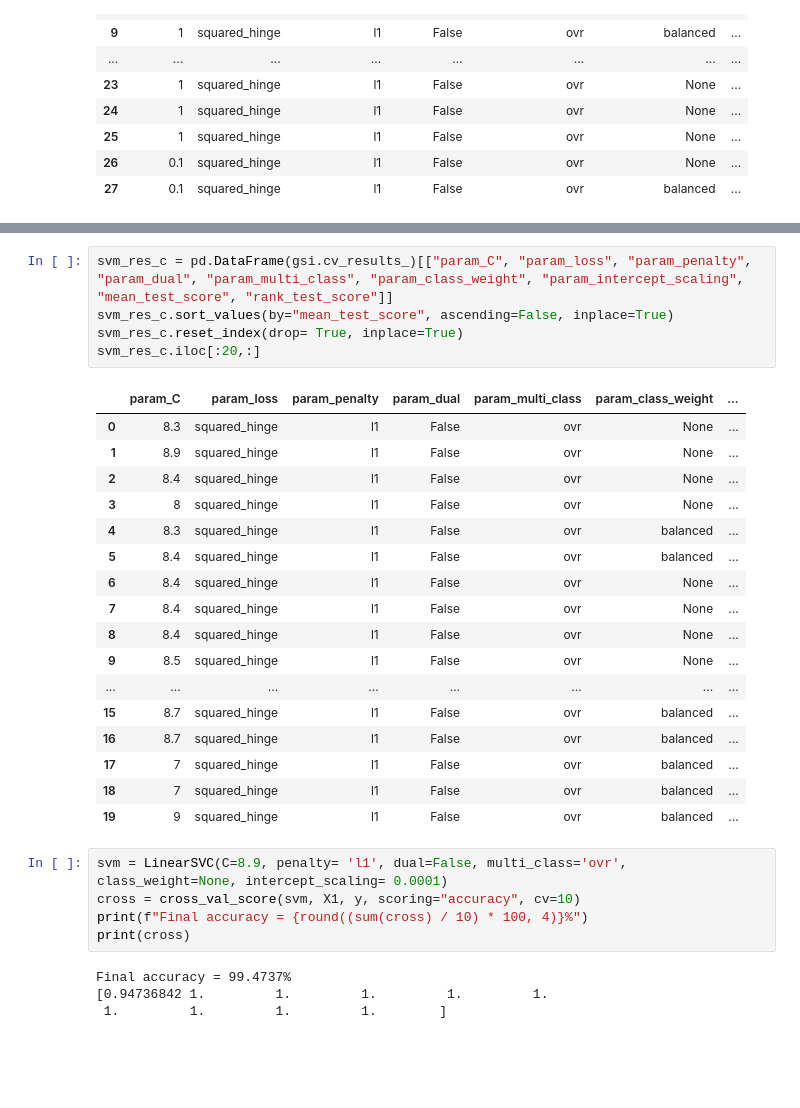
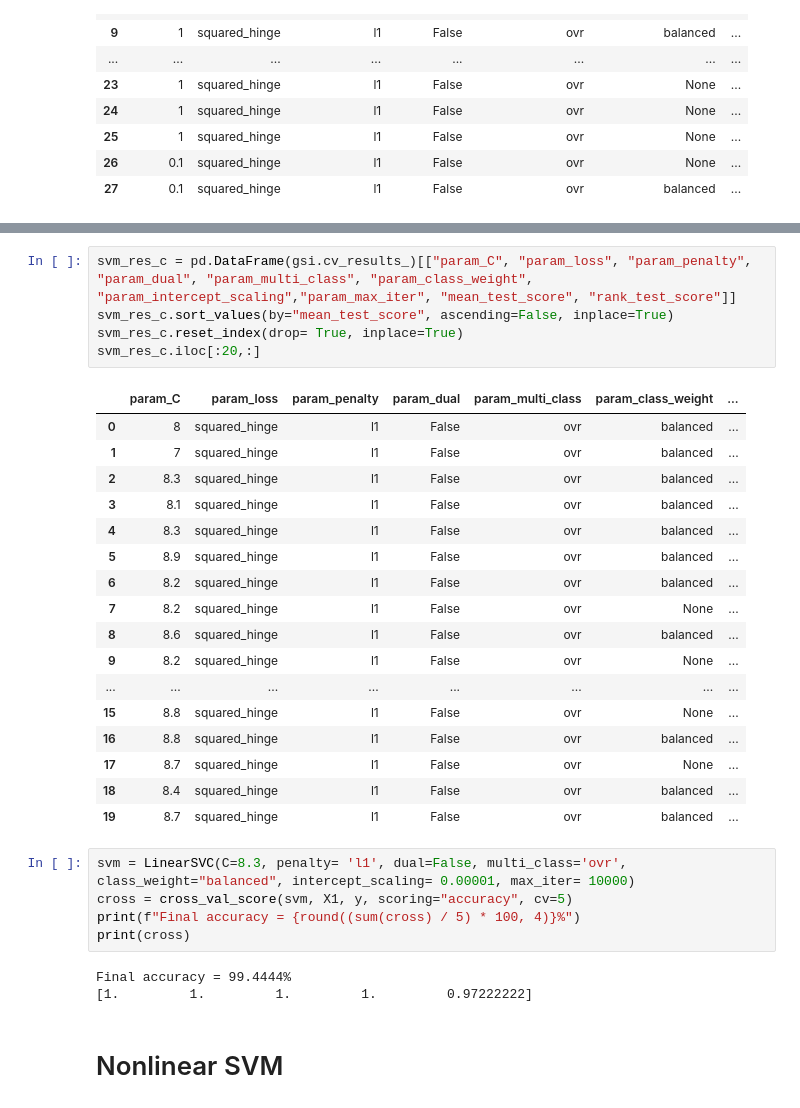
Before and after one commit to andreafabbricatore/ailab, a Jupyter notebook: Cubo_svm/HCC_svm.ipynb, the cells around one changed output, grey strips where cells are left out. Cells and saved outputs as stored; diff of their text form; blank space fills up the shorter version.

Commit message:
linearsvm final

```diff
--- a/Cubo_svm/HCC_svm.ipynb
+++ b/Cubo_svm/HCC_svm.ipynb
@@ -335,32 +345,33 @@ gsi.best_params_
 # %%
-svm_res_c = pd.DataFrame(gsi.cv_results_)[["param_C", "param_loss", "param_penalty", "param_dual", "param_multi_class", "param_class_weight", "param_intercept_scaling", "mean_test_score", "rank_test_score"]]
+svm_res_c = pd.DataFrame(gsi.cv_results_)[["param_C", "param_loss", "param_penalty", "param_dual", "param_multi_class", "param_class_weight", "param_intercept_scaling","param_max_iter", "mean_test_score", "rank_test_score"]]
 svm_res_c.sort_values(by="mean_test_score", ascending=False, inplace=True)
 svm_res_c.reset_index(drop= True, inplace=True)
 svm_res_c.iloc[:20,:]
 # %% [output]
 |  | param_C | param_loss | param_penalty | param_dual | param_multi_class | param_class_weight | ... |
-| 0 | 8.3 | squared_hinge | l1 | False | ovr | None | ... |
-| 1 | 8.9 | squared_hinge | l1 | False | ovr | None | ... |
-| 2 | 8.4 | squared_hinge | l1 | False | ovr | None | ... |
-| 3 | 8 | squared_hinge | l1 | False | ovr | None | ... |
+| 0 | 8 | squared_hinge | l1 | False | ovr | balanced | ... |
+| 1 | 7 | squared_hinge | l1 | False | ovr | balanced | ... |
+| 2 | 8.3 | squared_hinge | l1 | False | ovr | balanced | ... |
+| 3 | 8.1 | squared_hinge | l1 | False | ovr | balanced | ... |
 | 4 | 8.3 | squared_hinge | l1 | False | ovr | balanced | ... |
-| 5 | 8.4 | squared_hinge | l1 | False | ovr | balanced | ... |
-| 6 | 8.4 | squared_hinge | l1 | False | ovr | None | ... |
-| 7 | 8.4 | squared_hinge | l1 | False | ovr | None | ... |
-| 8 | 8.4 | squared_hinge | l1 | False | ovr | None | ... |
-| 9 | 8.5 | squared_hinge | l1 | False | ovr | None | ... |
+| 5 | 8.9 | squared_hinge | l1 | False | ovr | balanced | ... |
+| 6 | 8.2 | squared_hinge | l1 | False | ovr | balanced | ... |
+| 7 | 8.2 | squared_hinge | l1 | False | ovr | None | ... |
+| 8 | 8.6 | squared_hinge | l1 | False | ovr | balanced | ... |
+| 9 | 8.2 | squared_hinge | l1 | False | ovr | None | ... |
 | ... | ... | ... | ... | ... | ... | ... | ... |
-| 15 | 8.7 | squared_hinge | l1 | False | ovr | balanced | ... |
-| 16 | 8.7 | squared_hinge | l1 | False | ovr | balanced | ... |
-| 17 | 7 | squared_hinge | l1 | False | ovr | balanced | ... |
-| 18 | 7 | squared_hinge | l1 | False | ovr | balanced | ... |
-| 19 | 9 | squared_hinge | l1 | False | ovr | balanced | ... |
+| 15 | 8.8 | squared_hinge | l1 | False | ovr | None | ... |
+| 16 | 8.8 | squared_hinge | l1 | False | ovr | balanced | ... |
+| 17 | 8.7 | squared_hinge | l1 | False | ovr | None | ... |
+| 18 | 8.4 | squared_hinge | l1 | False | ovr | balanced | ... |
+| 19 | 8.7 | squared_hinge | l1 | False | ovr | balanced | ... |
 # %%
-svm = LinearSVC(C=8.9, penalty= 'l1', dual=False, multi_class='ovr', class_weight=None, intercept_scaling= 0.0001)
-cross = cross_val_score(svm, X1, y, scoring="accuracy", cv=10)
-print(f"Final accuracy = {round((sum(cross) / 10) * 100, 4)}%")
+svm = LinearSVC(C=8.3, penalty= 'l1', dual=False, multi_class='ovr', class_weight="balanced", intercept_scaling= 0.00001, max_iter= 10000)
+cross = cross_val_score(svm, X1, y, scoring="accuracy", cv=5)
+print(f"Final accuracy = {round((sum(cross) / 5) * 100, 4)}%")
 print(cross)
 # %% [output]
-Final accuracy = 99.4737%
-[0.94736842 1.         1.         1.         1.         1.
- 1.         1.         1.         1.        ]
+Final accuracy = 99.4444%
+[1.         1.         1.         1.         0.97222222]
+# %% [markdown]
+# Nonlinear SVM
```
Also changed, not shown: parts of 20 cells of this notebook.
